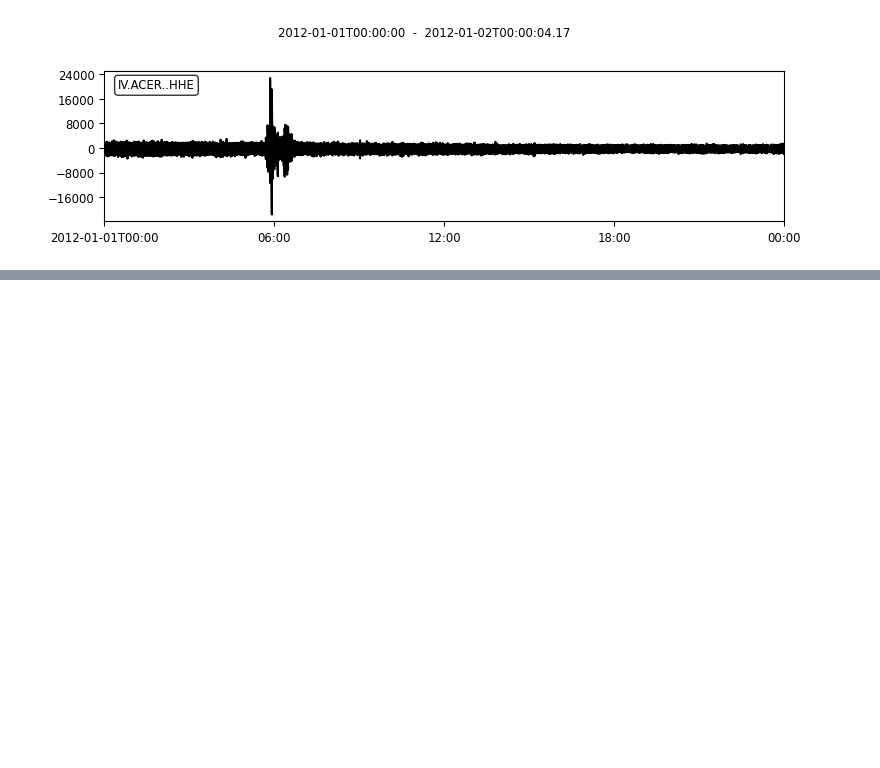
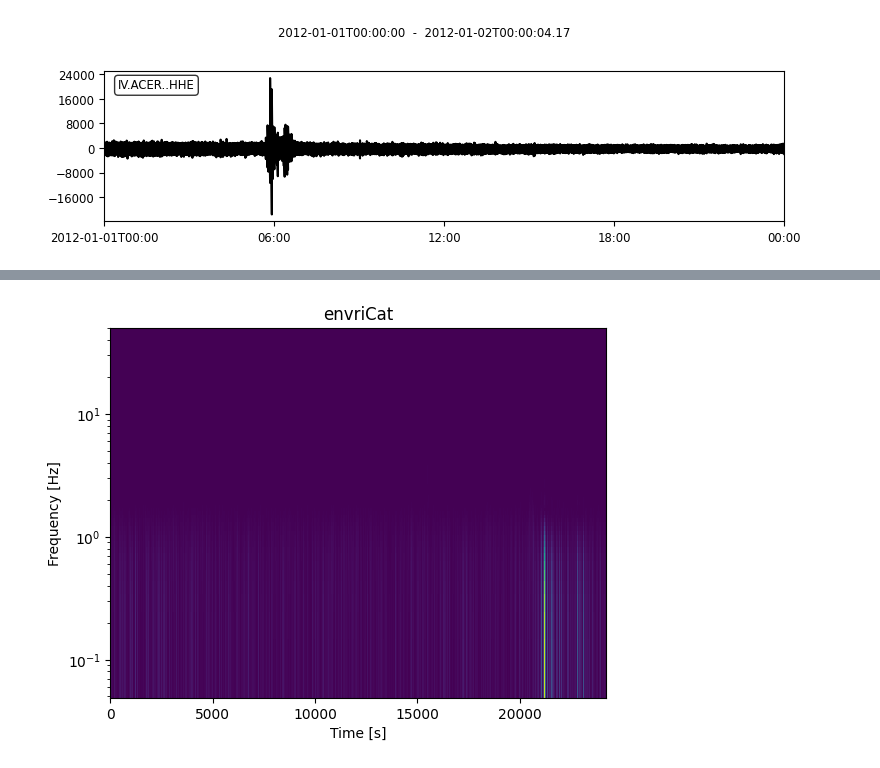
Before and after one commit to Andreaorfino/EPOS-ICSC-Jupyter_request, a Jupyter notebook: EPOS_request.ipynb, the cells around one changed output, grey strips where cells are left out. Saved outputs shown, nothing was run; the diff lists cells and outputs as text; code cells hidden in the pictures; blank space fills up the shorter version.

```diff
--- a/EPOS_request.ipynb
+++ b/EPOS_request.ipynb
@@ -151,0 +235,6 @@ st.plot()
+# %%
+st.detrend('linear')
+tr = st[0]
+tr.spectrogram(log=True, title='envriCat')
+# %% [output]
+[figure, added]
```
Also changed, not shown: parts of 19 cells of this notebook, 1 other file.
